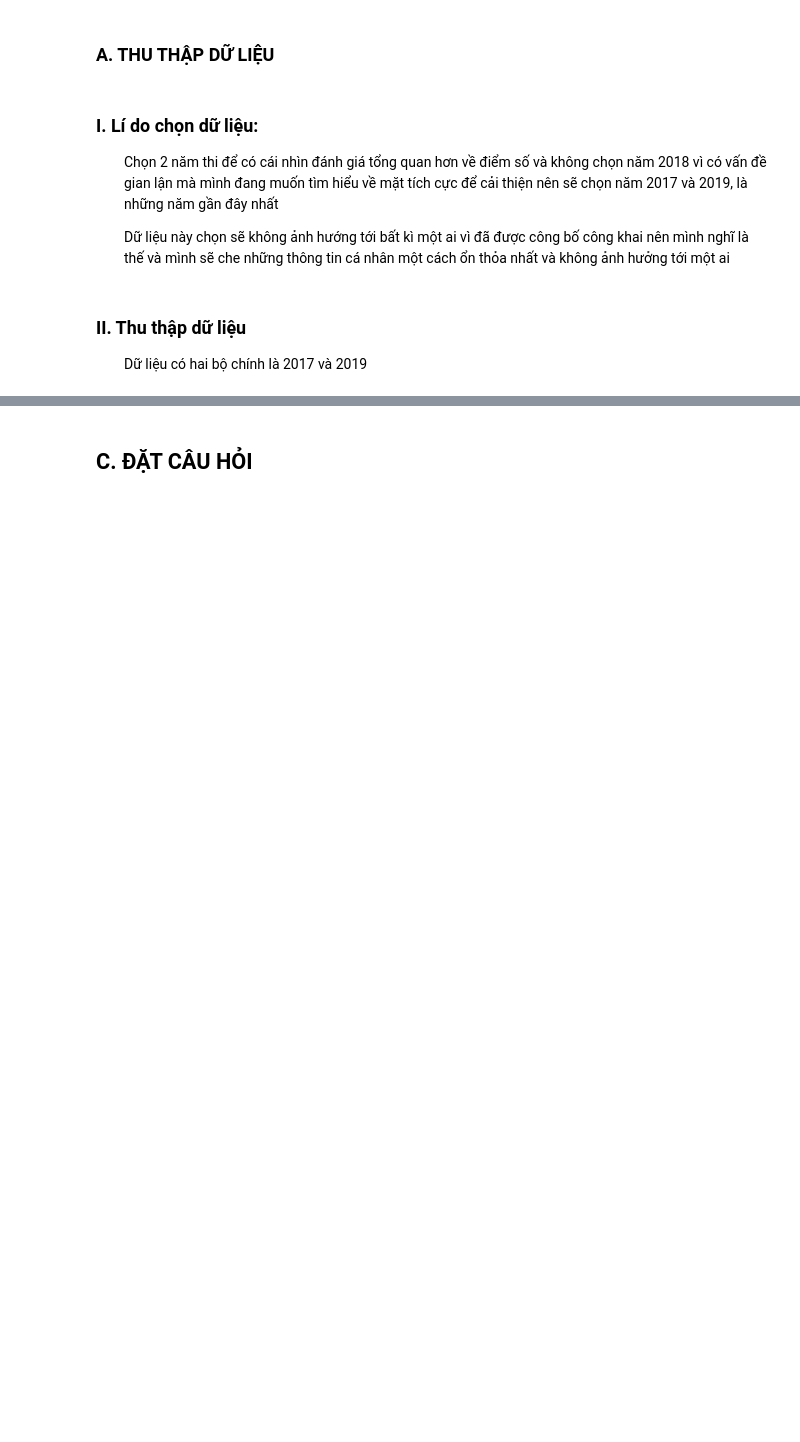
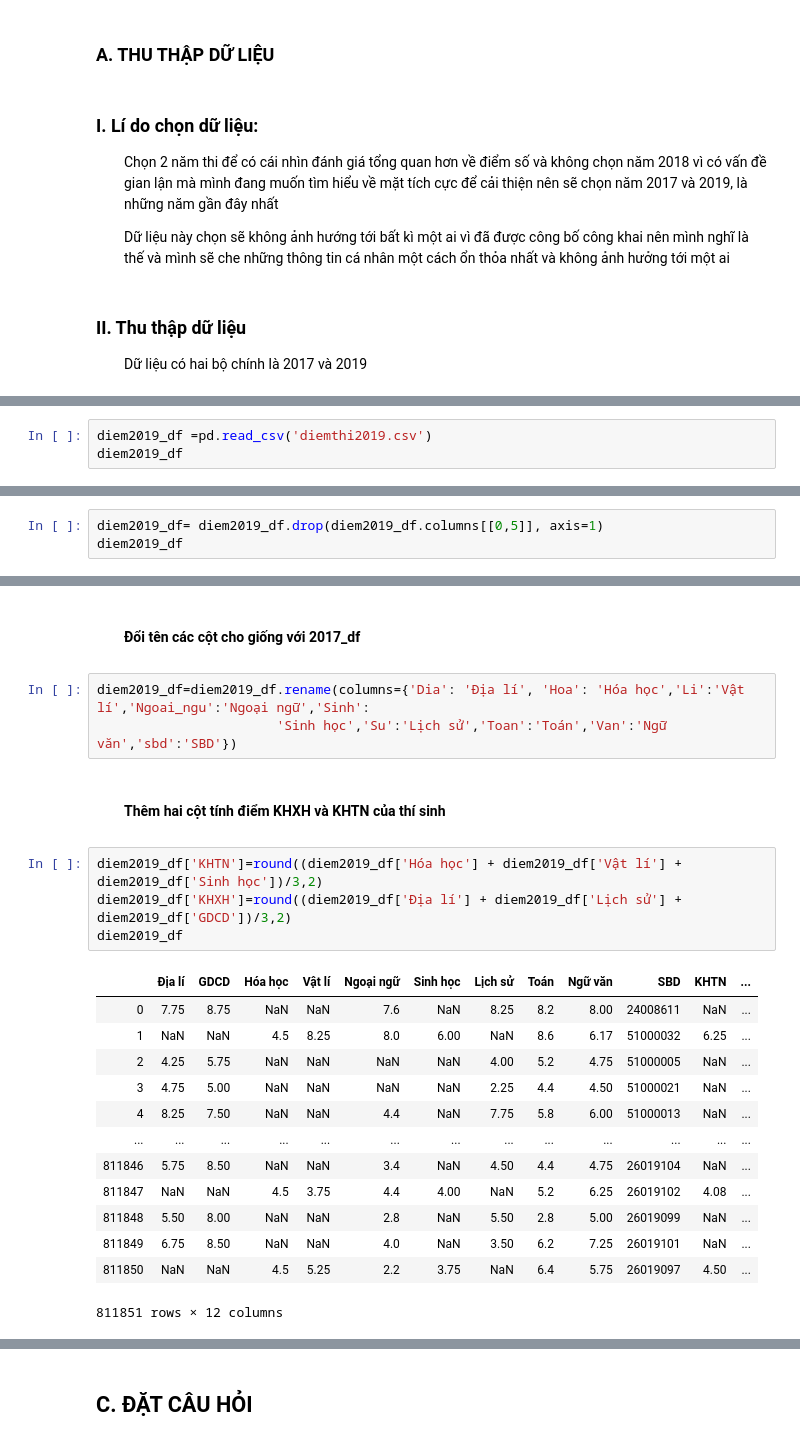
Before and after one commit to ngocbinh53/KHDL, a Jupyter notebook: 1712293-NguyenNgocBinh.ipynb, the cells around one changed output, grey strips where cells are left out. Saved outputs shown, nothing was run; the diff lists cells and outputs as text; blank space fills up the shorter version.

```diff
--- a/1712293-NguyenNgocBinh.ipynb
+++ b/1712293-NguyenNgocBinh.ipynb
@@ -26,0 +93,3 @@
+# %%
+diem2019_df =pd.read_csv('diemthi2019.csv')
+diem2019_df
@@ -26,0 +113,3 @@
+# %%
+diem2019_df= diem2019_df.drop(diem2019_df.columns[[0,5]], axis=1)
+diem2019_df
@@ -26,0 +130,25 @@
+# %% [markdown]
+#### <ul>Đổi tên các cột cho giống với 2017_df </ul>
+# %%
+diem2019_df=diem2019_df.rename(columns={'Dia': 'Địa lí', 'Hoa': 'Hóa học','Li':'Vật lí','Ngoai_ngu':'Ngoại ngữ','Sinh':
+                       'Sinh học','Su':'Lịch sử','Toan':'Toán','Van':'Ngữ văn','sbd':'SBD'})
+# %% [markdown]
+#### <ul>Thêm hai cột tính điểm KHXH và KHTN của thí sinh</ul>
+# %%
+diem2019_df['KHTN']=round((diem2019_df['Hóa học'] + diem2019_df['Vật lí'] + diem2019_df['Sinh học'])/3,2)
+diem2019_df['KHXH']=round((diem2019_df['Địa lí'] + diem2019_df['Lịch sử'] + diem2019_df['GDCD'])/3,2)
+diem2019_df
+# %% [output]
+|  | Địa lí | GDCD | Hóa học | Vật lí | Ngoại ngữ | Sinh học | Lịch sử | Toán | Ngữ văn | SBD | KHTN | ... |
+| 0 | 7.75 | 8.75 | NaN | NaN | 7.6 | NaN | 8.25 | 8.2 | 8.00 | 24008611 | NaN | ... |
+| 1 | NaN | NaN | 4.5 | 8.25 | 8.0 | 6.00 | NaN | 8.6 | 6.17 | 51000032 | 6.25 | ... |
+| 2 | 4.25 | 5.75 | NaN | NaN | NaN | NaN | 4.00 | 5.2 | 4.75 | 51000005 | NaN | ... |
+| 3 | 4.75 | 5.00 | NaN | NaN | NaN | NaN | 2.25 | 4.4 | 4.50 | 51000021 | NaN | ... |
+| 4 | 8.25 | 7.50 | NaN | NaN | 4.4 | NaN | 7.75 | 5.8 | 6.00 | 51000013 | NaN | ... |
+| ... | ... | ... | ... | ... | ... | ... | ... | ... | ... | ... | ... | ... |
+| 811846 | 5.75 | 8.50 | NaN | NaN | 3.4 | NaN | 4.50 | 4.4 | 4.75 | 26019104 | NaN | ... |
+| 811847 | NaN | NaN | 4.5 | 3.75 | 4.4 | 4.00 | NaN | 5.2 | 6.25 | 26019102 | 4.08 | ... |
+| 811848 | 5.50 | 8.00 | NaN | NaN | 2.8 | NaN | 5.50 | 2.8 | 5.00 | 26019099 | NaN | ... |
+| 811849 | 6.75 | 8.50 | NaN | NaN | 4.0 | NaN | 3.50 | 6.2 | 7.25 | 26019101 | NaN | ... |
+| 811850 | NaN | NaN | 4.5 | 5.25 | 2.2 | 3.75 | NaN | 6.4 | 5.75 | 26019097 | 4.50 | ... |
+811851 rows × 12 columns
```
Also changed, not shown: parts of 24 cells of this notebook.
